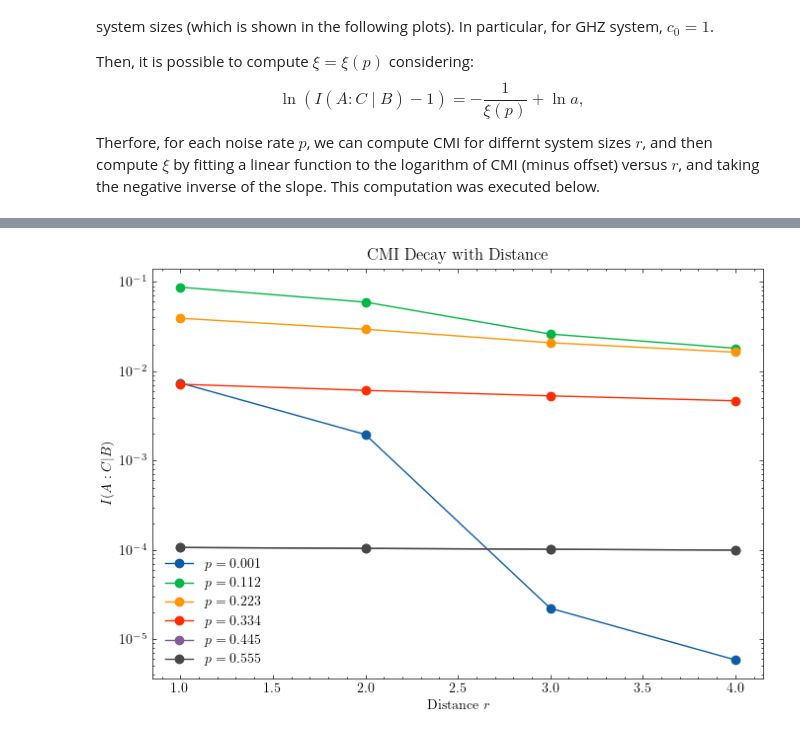
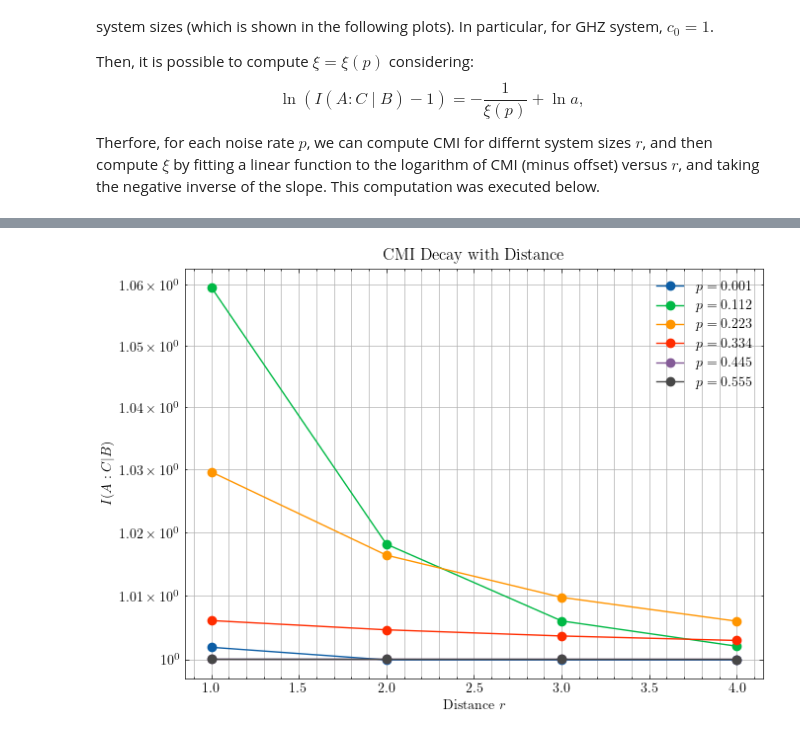
Before and after one commit to HannaKarwowska/PSI-Essay, a Jupyter notebook: New_codes/GHZ_state.ipynb, the cells around one changed output, grey strips where cells are left out. Cells and saved outputs as stored; diff of their text form; code cells hidden in the pictures.

```diff
--- a/New_codes/GHZ_state.ipynb
+++ b/New_codes/GHZ_state.ipynb
@@ -463,11 +382,11 @@ LA = 1
 LC = 1
 
 # ------------------------------------------------------------
-# Define maximum system size
+# Define maximum distance
 # ------------------------------------------------------------
-N = 12
+R_max = 8
 
-distances = np.arange(1, N - LA - LC + 1)
+distances = np.arange(1, R_max + 1)
 
 cmi_matrix = np.zeros((len(p_array2), len(distances)))
 
@@ -475,16 +394,17 @@ for ip, p in enumerate(p_array2):
     for idd, d in enumerate(distances):
 
         A_d = list(range(0, LA))
-        B_d = list(range(LA, LA + d)+ LA, LA + d))
+        B_d = list(range(LA, LA + d)) +list( range(LA + d + LC, LA + 2*d + LC))
         C_d = list(range(LA + d, LA + d + LC))
+        system_size = len(A_d+B_d+C_d)
 
         cmi_matrix[ip, idd] = CMI(
             p,
-            rho_GHZ,
+            rho_GHZ_function(system_size),
             A=A_d,
             B=B_d,
             C=C_d,
-            N=N
+            N = system_size
         )
 
     shifted = cmi_matrix[ip] - 1.0
@@ -570,28 +483,28 @@ plt.show()
 # %%
 # ============================================================
 # CMI vs distance r for different noise rates p
 # ============================================================
 
 plt.figure(figsize=(7,5))
 plt.style.use('science')
 
 # Choose which p values to display
 #selected_p_indices = [0, 5, 10, 15, 20]
 
 for idx in range(6):
 
     #p = p_array2[idx]
 
     plt.plot(distances,cmi_matrix[idx],marker='o',label=fr"$p={p_array2[idx]:.3f}$")
 
 plt.yscale('log')
 
 plt.xlabel("Distance $r$")
 plt.ylabel(r"$I(A:C|B)$")
 plt.title("CMI Decay with Distance")
 plt.legend()
-#plt.grid(True, which='both')
+plt.grid(True, which='both')
 plt.tight_layout()
 plt.show()
 # %% [output]
-[figure, old version]
+[figure, new version]
```
Also changed, not shown: parts of 8 cells of this notebook, 1 other file.
